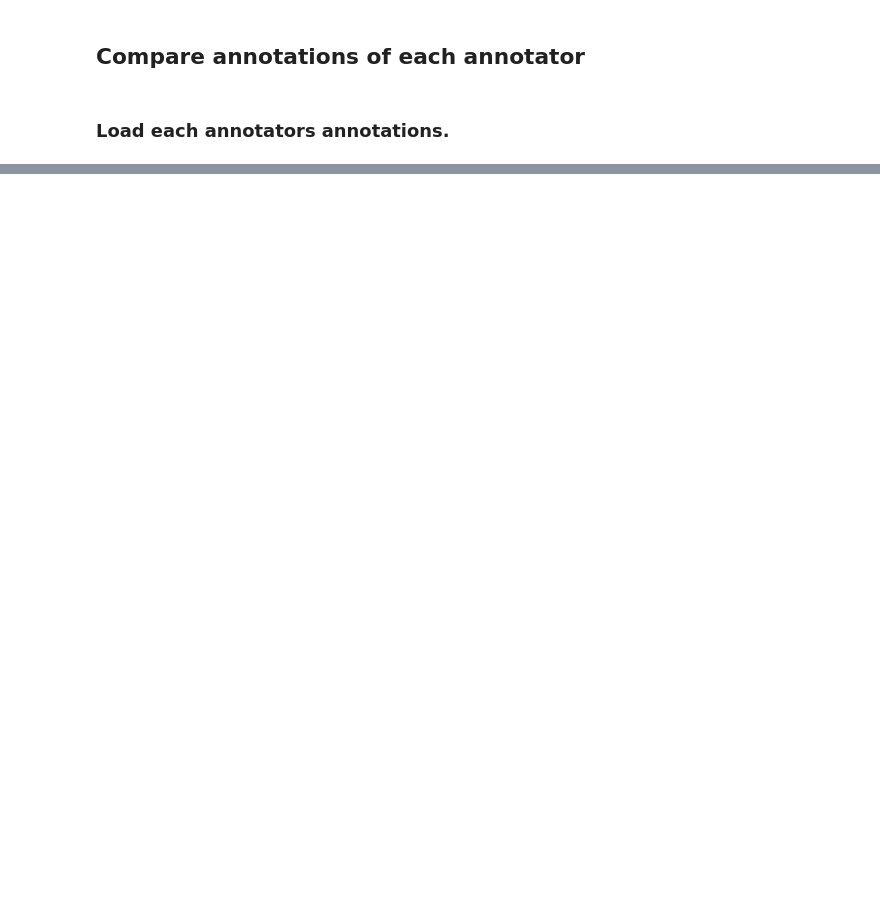
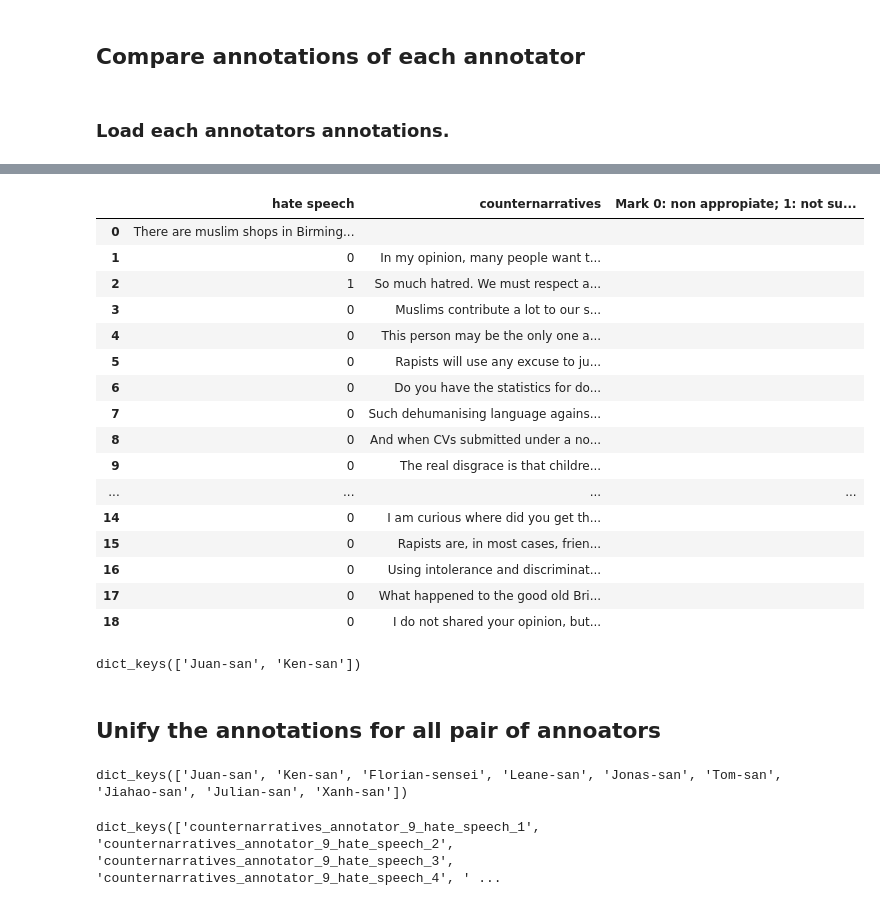
Before and after one commit to jnqeras/ARC, a Jupyter notebook: niiAnnotationProjectPostProcessingOfAnnotations.ipynb, the cells around one changed output, grey strips where cells are left out. Drawn from its saved outputs; the diff is of its cells as text; code cells hidden in the pictures; blank space fills up the shorter version.

```diff
--- a/niiAnnotationProjectPostProcessingOfAnnotations.ipynb
+++ b/niiAnnotationProjectPostProcessingOfAnnotations.ipynb
@@ -293,0 +1240,4 @@ list_of_lists_to_dataframe(files_data['counternarratives_annotator_7_hate_speech
+# %%
+annotations_dic_of_dic_of_df_copy = annotations_dic_of_dic_of_df.copy()
+# %%
+annotations_dic_of_dic_of_df_copy_juan_san_and_ken_san_updated = unify_annotations_for_two_annotators(annotations_dic_of_dic_of_df_copy, 'Juan-san', 'Ken-san')
@@ -293,0 +1262,26 @@ list_of_lists_to_dataframe(files_data['counternarratives_annotator_7_hate_speech
+# %%
+annotations_dic_of_dic_of_df_copy_juan_san_and_ken_san_updated['Juan-san']['counternarratives_annotator_1_hate_speech_24']
+# %% [output]
+|  | hate speech | counternarratives | Mark 0: non appropiate; 1: not su... |
+| 0 | There are muslim shops in Birming... |  |  |
+| 1 | 0 | In my opinion, many people want t... |  |
+| 2 | 1 | So much hatred. We must respect a... |  |
+| 3 | 0 | Muslims contribute a lot to our s... |  |
+| 4 | 0 | This person may be the only one a... |  |
+| 5 | 0 | Rapists will use any excuse to ju... |  |
+| 6 | 0 | Do you have the statistics for do... |  |
+| 7 | 0 | Such dehumanising language agains... |  |
+| 8 | 0 | And when CVs submitted under a no... |  |
+| 9 | 0 | The real disgrace is that childre... |  |
+| ... | ... | ... | ... |
+| 14 | 0 | I am curious where did you get th... |  |
+| 15 | 0 | Rapists are, in most cases, frien... |  |
+| 16 | 0 | Using intolerance and discriminat... |  |
+| 17 | 0 | What happened to the good old Bri... |  |
+| 18 | 0 | I do not shared your opinion, but... |  |
+# %%
+annotations_dic_of_dic_of_df_copy_juan_san_and_ken_san_updated.keys()
+# %% [output]
+dict_keys(['Juan-san', 'Ken-san'])
+# %% [markdown]
+## Unify the annotations for all pair of annoators
@@ -293,0 +1304,8 @@ list_of_lists_to_dataframe(files_data['counternarratives_annotator_7_hate_speech
+# %%
+annotations_with_disagreement_unified_dic_of_dic_of_df.keys()
+# %% [output]
+dict_keys(['Juan-san', 'Ken-san', 'Florian-sensei', 'Leane-san', 'Jonas-san', 'Tom-san', 'Jiahao-san', 'Julian-san', 'Xanh-san'])
+# %%
+annotations_with_disagreement_unified_dic_of_dic_of_df['Florian-sensei'].keys()
+# %% [output]
+dict_keys(['counternarratives_annotator_9_hate_speech_1', 'counternarratives_annotator_9_hate_speech_2', 'counternarratives_annotator_9_hate_speech_3', 'counternarratives_annotator_9_hate_speech_4', ' ...
```
Also changed, not shown: parts of 103 cells of this notebook.
